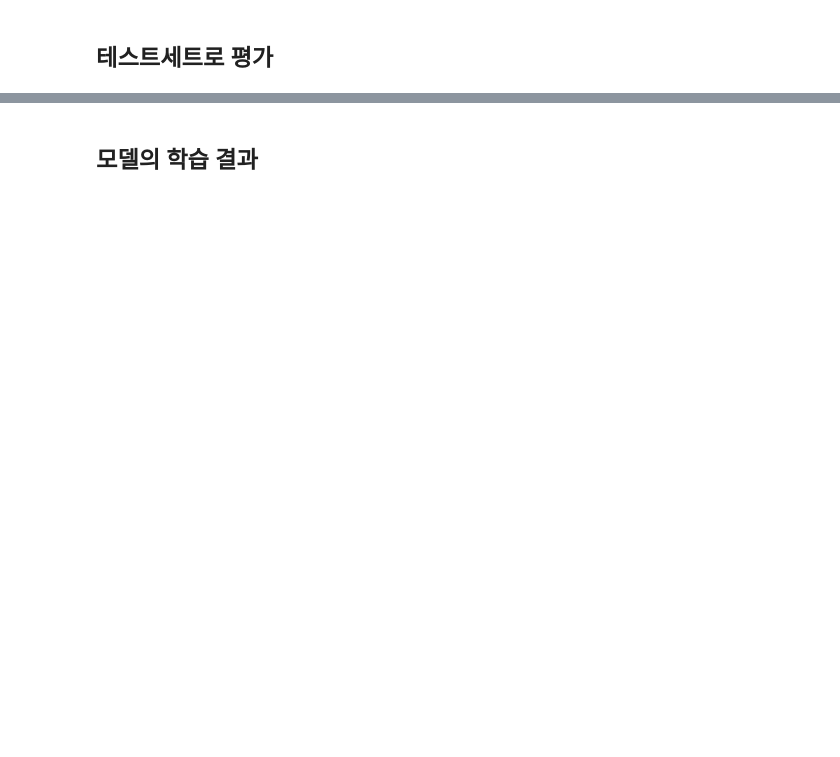
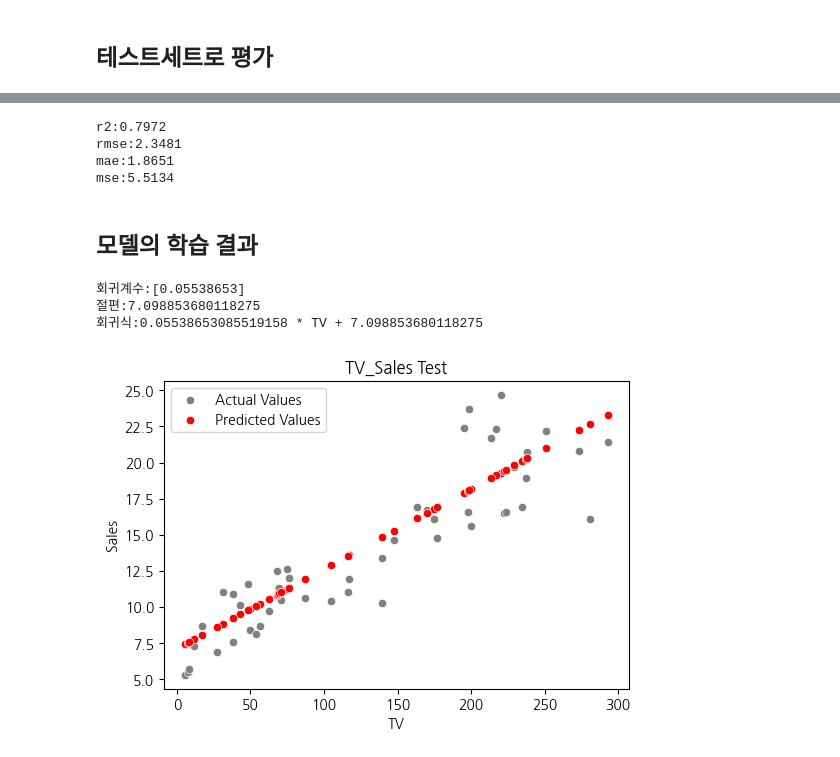
Before and after one commit to jimmynkim/MS_MachineLearning, a Jupyter notebook: 01_회귀_광고플랫폼에따른판매량예측/01_회귀_광고플랫폼에따른판매량예측2_단순선형회귀_실습.ipynb, the cells around one changed output, grey strips where cells are left out. Cells and saved outputs as stored; diff of their text form; code cells hidden in the pictures; blank space fills up the shorter version.

```diff
--- a/01_회귀_광고플랫폼에따른판매량예측/01_회귀_광고플랫폼에따른판매량예측2_단순선형회귀_실습.ipynb
+++ b/01_회귀_광고플랫폼에따른판매량예측/01_회귀_광고플랫폼에따른판매량예측2_단순선형회귀_실습.ipynb
@@ -49,13 +128,14 @@ df.head()
 # ------------------------------------------
 # LinearRegression 클래스 import
 # ------------------------------------------
-
+from sklearn.linear_model import LinearRegression   # LinearRegression은 알고리즘
 
 # ------------------------------------------
 # 모델객체 생성하기
 # ------------------------------------------
-
+model = LinearRegression()      # 아직 학습 전, 비어있는 모델
 
 # ------------------------------------------
 # 훈련데이터로 모델 훈련하기
 # ------------------------------------------
+model.fit(X_train, y_train)
@@ -87,0 +146,28 @@ df.head()
+# %%
+# ------------------------------------------
+# 평가 방법 선택 : MSE, MAE, RMSE, R2
+# ------------------------------------------
+from sklearn.metrics import r2_score, \
+                            root_mean_squared_error, \
+                            mean_absolute_error, \
+                            mean_squared_error
+
+# ------------------------------------------
+# 테스트 데이터의 예측값
+#   y_pred
+# ------------------------------------------
+y_pred = model.predict(X_test)
+
+# ------------------------------------------
+# 모델 평가
+#   - 예측값과 실제값의 차이(Loss/Error) 이용
+# ------------------------------------------
+mse = mean_squared_error(y_test, y_pred)
+rmse = root_mean_squared_error(y_test, y_pred)
+mae = mean_absolute_error(y_test, y_pred)
+r2 = r2_score(y_test, y_pred)
+
+print(f'R2  : {r2:.4f}')
+print(f'RMSE: {rmse:.4f}')
+print(f'MAE : {mae:.4f}')
+print(f'MSE : {mse:.4f}')
@@ -88,2 +231,23 @@ df.head()
+# %%
+# ------------------------------------------
+# 회귀모델의 평가점수 수동 계산
+# ------------------------------------------
+mae = abs(df_pred['error']).mean()
+mse = np.square(df_pred['error']).mean()
+rmse = np.sqrt(mse)
+
+rss = np.square(df_pred['y_test'] - df_pred['y_pred']).sum()
+tss = np.square(df_pred['y_test'] - df_pred['y_test'].mean()).sum()
+r2 = 1 - (rss/tss)
+
+print(f'r2:{r2:.4f}')
+print(f'rmse:{rmse:.4f}')
+print(f'mae:{mae:.4f}')
+print(f'mse:{mse:.4f}')
+# %% [output]
+r2:0.7972
+rmse:2.3481
+mae:1.8651
+mse:5.5134
 # %% [markdown]
 ## 모델의 학습 결과
@@ -101,0 +254,23 @@ df.head()
+# %%
+# -----------------------------------------
+# 회귀계수, 절편, 회귀식
+# -----------------------------------------
+print(f'회귀계수:{model.coef_}')
+print(f'절편:{model.intercept_}')
+print(f'회귀식:{model.coef_[0]} * TV + {model.intercept_}')
+# %% [output]
+회귀계수:[0.05538653]
+절편:7.098853680118275
+회귀식:0.05538653085519158 * TV + 7.098853680118275
+# %%
+# ------------------------------------------
+# 테스트데이터 실제값과 예측값 확인
+# ------------------------------------------
+plt.figure(figsize=(6,4))
+sns.scatterplot(x=X_test['TV'], y=y_test, color='gray', label='Actual Values')  # 테스트데이터 실제값
+sns.scatterplot(x=X_test['TV'], y=y_pred, color='red', label='Predicted Values')  # 테스트데이터 예측값
+plt.xlabel('TV')
+plt.title('TV_Sales Test')
+pass
+# %% [output]
+[figure, added]
```
Also changed, not shown: parts of 19 cells of this notebook, 1 other file.
